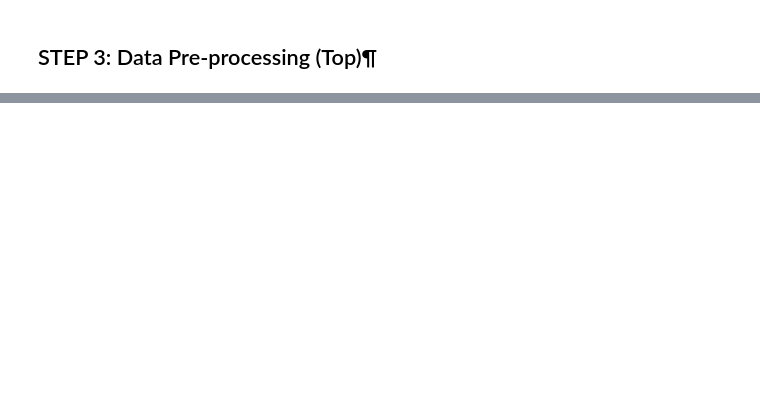
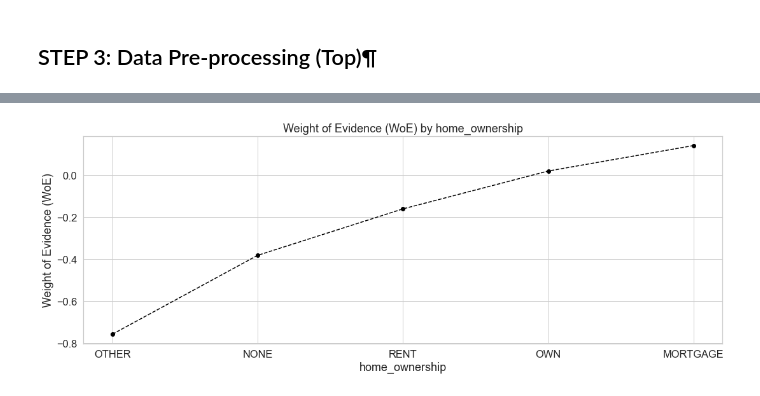
Before and after one commit to ai-portfolio/credit_risk_modeling, a Jupyter notebook: lib/notebooks/1.0_credit_risk_modeling_eda_ng.ipynb, the cells around one changed output, grey strips where cells are left out. Drawn from its saved outputs; the diff is of its cells as text; code cells hidden in the pictures; blank space fills up the shorter version.

```diff
--- a/lib/notebooks/1.0_credit_risk_modeling_eda_ng.ipynb
+++ b/lib/notebooks/1.0_credit_risk_modeling_eda_ng.ipynb
@@ -180,0 +749,2 @@ df
+# %%
+df_temp = woe_discrete(df_inputs_preproc, 'home_ownership', df_targets_preproc)
@@ -180,0 +761,4 @@ df
+# %%
+plot__by_woe(df_temp)
+# %% [output]
+[figure, added]
```
Also changed, not shown: parts of 88 cells of this notebook, 4 other files.
